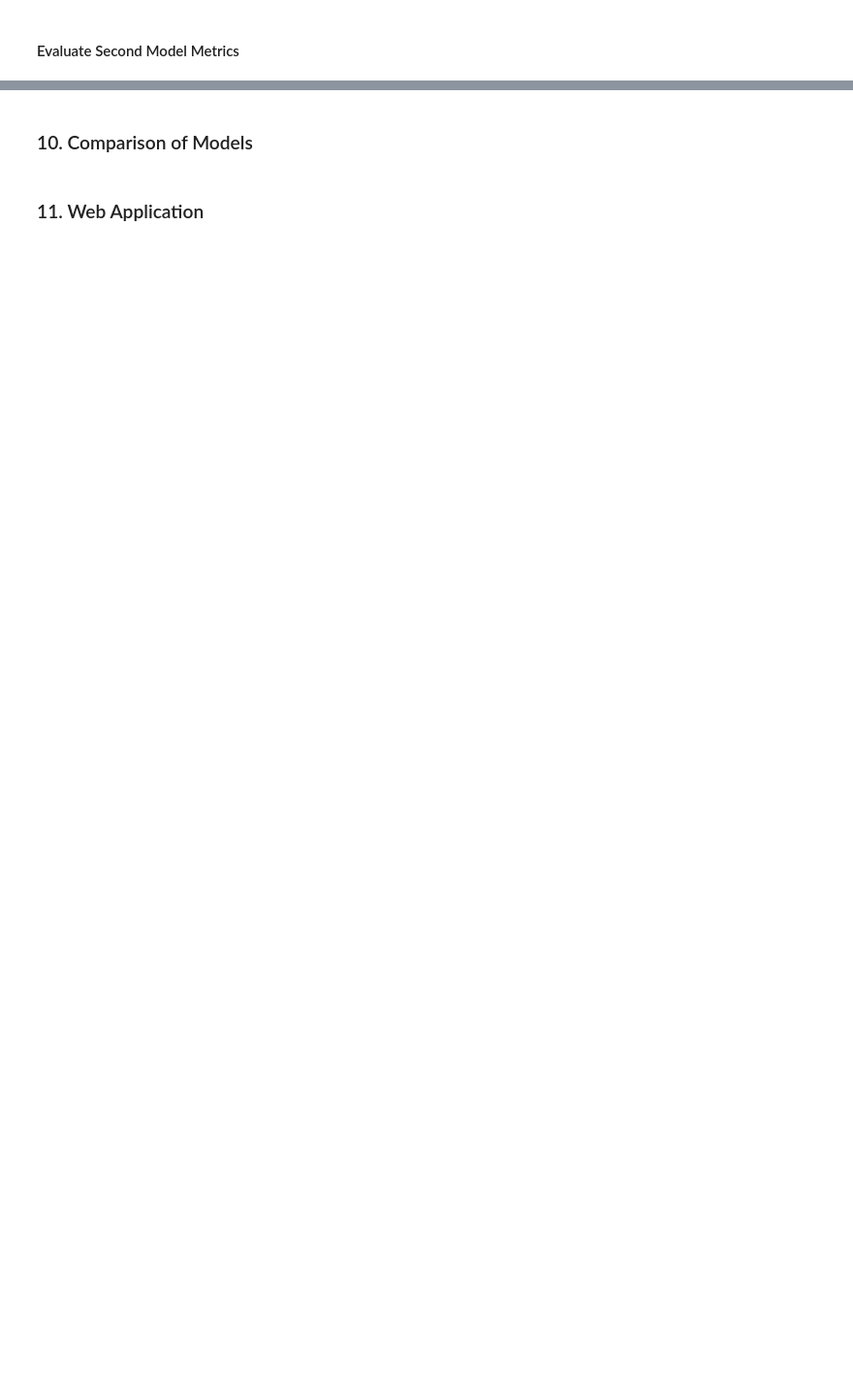
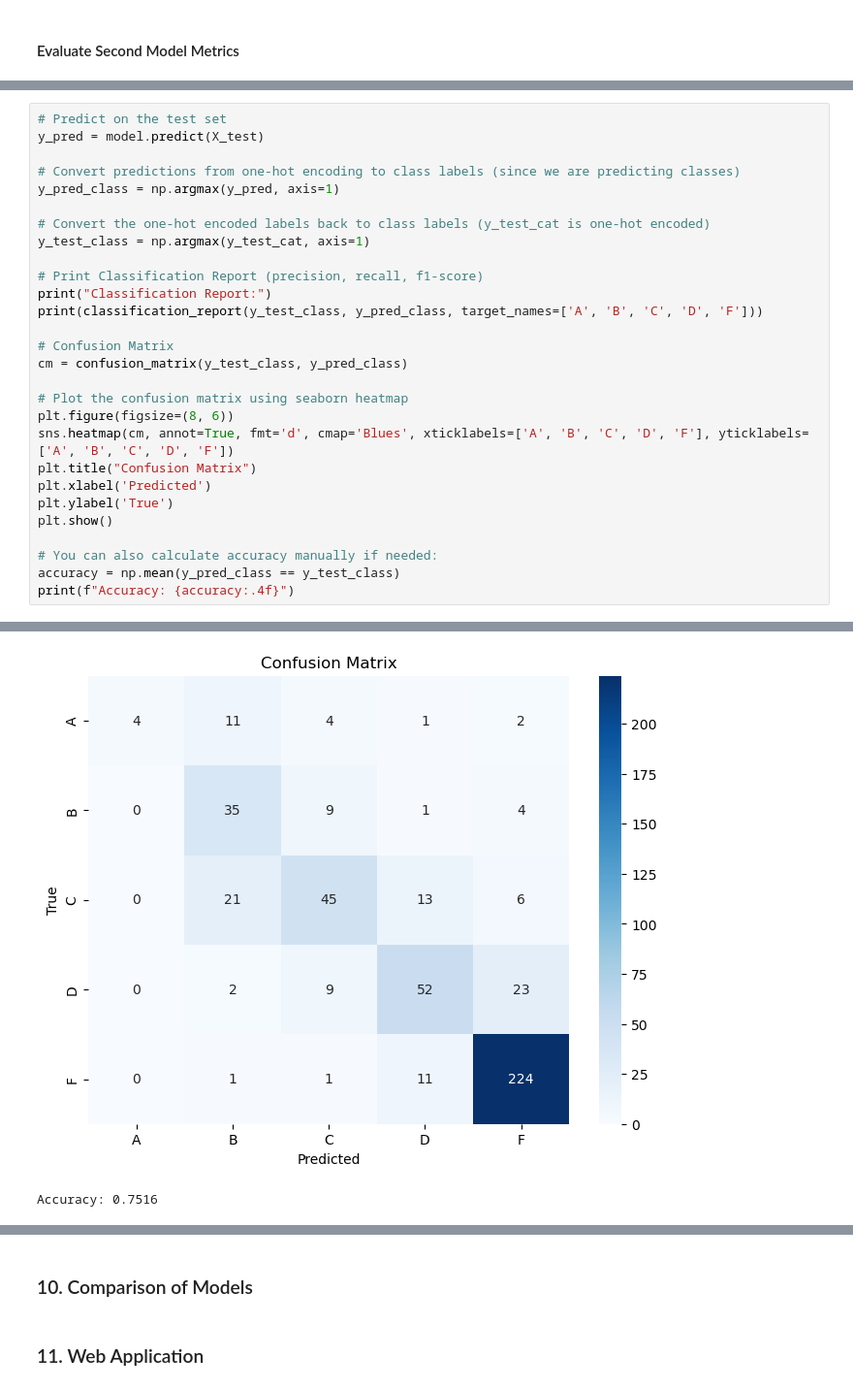
Before and after one commit to KGS577999/Guided-Project, a Jupyter notebook: notebooks/Guided_Project.ipynb, the cells around one changed output, grey strips where cells are left out. Shown at 97% size. Drawn from its saved outputs; the diff is of its cells as text; blank space fills up the shorter version.

```diff
--- a/notebooks/Guided_Project.ipynb
+++ b/notebooks/Guided_Project.ipynb
@@ -996,0 +903,29 @@ Test R²: 0.9474861348376149
+# %%
+# Predict on the test set
+y_pred = model.predict(X_test)
+
+# Convert predictions from one-hot encoding to class labels (since we are predicting classes)
+y_pred_class = np.argmax(y_pred, axis=1)
+
+# Convert the one-hot encoded labels back to class labels (y_test_cat is one-hot encoded)
+y_test_class = np.argmax(y_test_cat, axis=1)
+
+# Print Classification Report (precision, recall, f1-score)
+print("Classification Report:")
+print(classification_report(y_test_class, y_pred_class, target_names=['A', 'B', 'C', 'D', 'F']))
+
+# Confusion Matrix
+cm = confusion_matrix(y_test_class, y_pred_class)
+
+# Plot the confusion matrix using seaborn heatmap
+plt.figure(figsize=(8, 6))
+sns.heatmap(cm, annot=True, fmt='d', cmap='Blues', xticklabels=['A', 'B', 'C', 'D', 'F'], yticklabels=['A', 'B', 'C', 'D', 'F'])
+plt.title("Confusion Matrix")
+plt.xlabel('Predicted')
+plt.ylabel('True')
+plt.show()
+
+# You can also calculate accuracy manually if needed:
+accuracy = np.mean(y_pred_class == y_test_class)
+print(f"Accuracy: {accuracy:.4f}")
+# %% [output]
@@ -996,0 +945,2 @@ Test R²: 0.9474861348376149
+[figure, added]
+Accuracy: 0.7516
```
Also changed, not shown: parts of 25 cells of this notebook, 5 other files.
